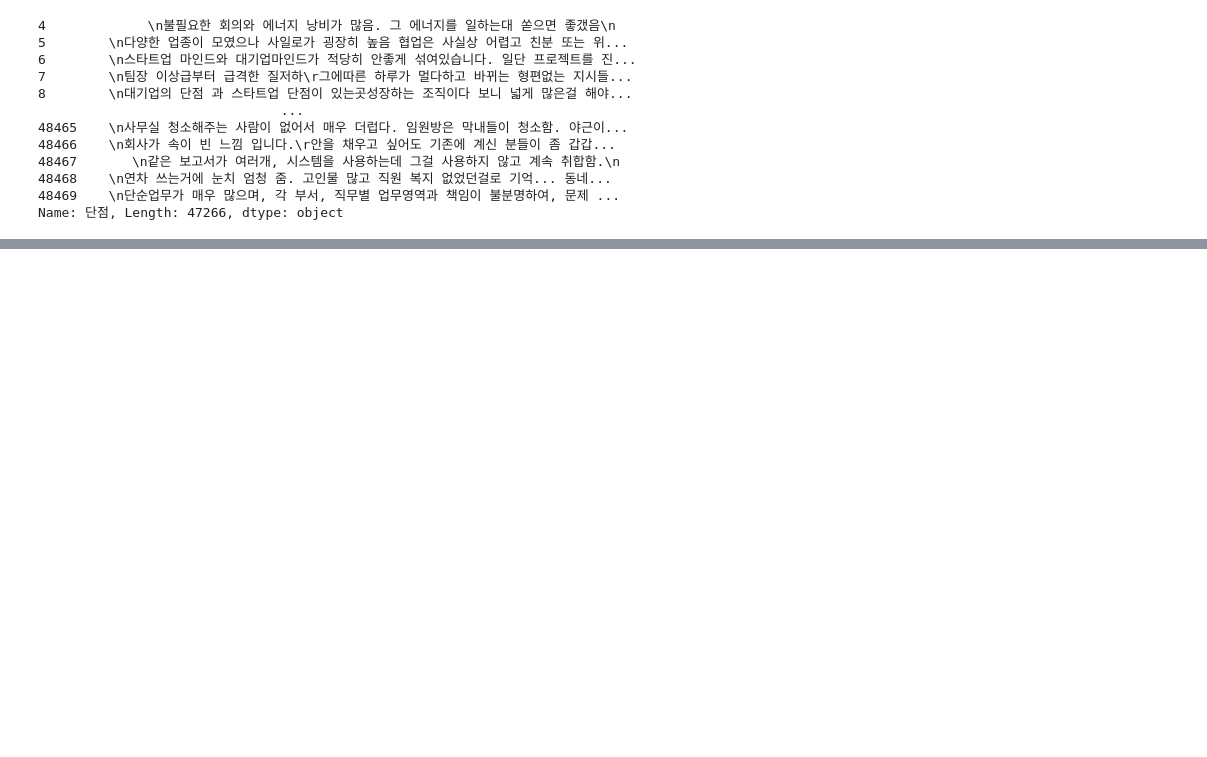
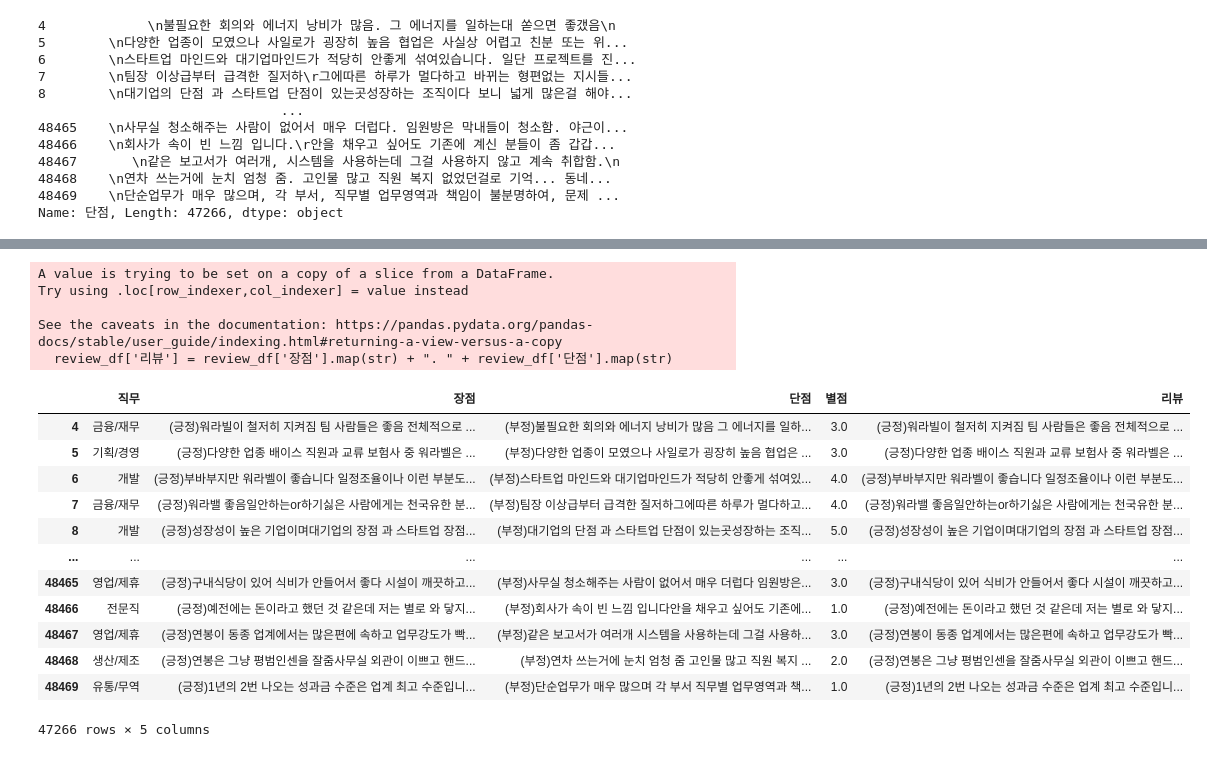
Before and after one commit to irina0627/TextminingProject, a Jupyter notebook: review_sentiment/preprocessing.ipynb, the cells around one changed output, grey strips where cells are left out. Drawn from its saved outputs; the diff is of its cells as text; code cells hidden in the pictures; blank space fills up the shorter version.

```diff
--- a/review_sentiment/preprocessing.ipynb
+++ b/review_sentiment/preprocessing.ipynb
@@ -110,0 +117,3 @@ review_df['요약'] = review_df['요약'].str.replace("\t","")
+# %%
+review_df = review_df[['직무', '장점', '단점','별점']]
+review_df
@@ -111 +223,23 @@ review_df['요약'] = review_df['요약'].str.replace("\t","")
+# %%
+review_df['리뷰'] = review_df['장점'].map(str) + ". " + review_df['단점'].map(str)
+review_df
+# %% [output]
+A value is trying to be set on a copy of a slice from a DataFrame.
+Try using .loc[row_indexer,col_indexer] = value instead
+
+See the caveats in the documentation: https://pandas.pydata.org/pandas-docs/stable/user_guide/indexing.html#returning-a-view-versus-a-copy
+  review_df['리뷰'] = review_df['장점'].map(str) + ". " + review_df['단점'].map(str)
+|  | 직무 | 장점 | 단점 | 별점 | 리뷰 |
+| 4 | 금융/재무 | (긍정)워라빌이 철저히 지켜짐 팀 사람들은 좋음 전체적으로 ... | (부정)불필요한 회의와 에너지 낭비가 많음 그 에너지를 일하... | 3.0 | (긍정)워라빌이 철저히 지켜짐 팀 사람들은 좋음 전체적으로 ... |
+| 5 | 기획/경영 | (긍정)다양한 업종 배이스 직원과 교류 보험사 중 워라벨은 ... | (부정)다양한 업종이 모였으나 사일로가 굉장히 높음 협업은 ... | 3.0 | (긍정)다양한 업종 배이스 직원과 교류 보험사 중 워라벨은 ... |
+| 6 | 개발 | (긍정)부바부지만 워라벨이 좋습니다 일정조율이나 이런 부분도... | (부정)스타트업 마인드와 대기업마인드가 적당히 안좋게 섞여있... | 4.0 | (긍정)부바부지만 워라벨이 좋습니다 일정조율이나 이런 부분도... |
+| 7 | 금융/재무 | (긍정)워라밸 좋음일안하는or하기싫은 사람에게는 천국유한 분... | (부정)팀장 이상급부터 급격한 질저하그에따른 하루가 멀다하고... | 4.0 | (긍정)워라밸 좋음일안하는or하기싫은 사람에게는 천국유한 분... |
+| 8 | 개발 | (긍정)성장성이 높은 기업이며대기업의 장점 과 스타트업 장점... | (부정)대기업의 단점 과 스타트업 단점이 있는곳성장하는 조직... | 5.0 | (긍정)성장성이 높은 기업이며대기업의 장점 과 스타트업 장점... |
+| ... | ... | ... | ... | ... | ... |
+| 48465 | 영업/제휴 | (긍정)구내식당이 있어 식비가 안들어서 좋다 시설이 깨끗하고... | (부정)사무실 청소해주는 사람이 없어서 매우 더럽다 임원방은... | 3.0 | (긍정)구내식당이 있어 식비가 안들어서 좋다 시설이 깨끗하고... |
+| 48466 | 전문직 | (긍정)예전에는 돈이라고 했던 것 같은데 저는 별로 와 닿지... | (부정)회사가 속이 빈 느낌 입니다안을 채우고 싶어도 기존에... | 1.0 | (긍정)예전에는 돈이라고 했던 것 같은데 저는 별로 와 닿지... |
+| 48467 | 영업/제휴 | (긍정)연봉이 동종 업계에서는 많은편에 속하고 업무강도가 빡... | (부정)같은 보고서가 여러개 시스템을 사용하는데 그걸 사용하... | 3.0 | (긍정)연봉이 동종 업계에서는 많은편에 속하고 업무강도가 빡... |
+| 48468 | 생산/제조 | (긍정)연봉은 그냥 평범인센을 잘줌사무실 외관이 이쁘고 핸드... | (부정)연차 쓰는거에 눈치 엄청 줌 고인물 많고 직원 복지 ... | 2.0 | (긍정)연봉은 그냥 평범인센을 잘줌사무실 외관이 이쁘고 핸드... |
+| 48469 | 유통/무역 | (긍정)1년의 2번 나오는 성과금 수준은 업계 최고 수준입니... | (부정)단순업무가 매우 많으며 각 부서 직무별 업무영역과 책... | 1.0 | (긍정)1년의 2번 나오는 성과금 수준은 업계 최고 수준입니... |
+47266 rows × 5 columns
 # %%
```
Also changed, not shown: parts of 26 cells of this notebook, 13 other files.
